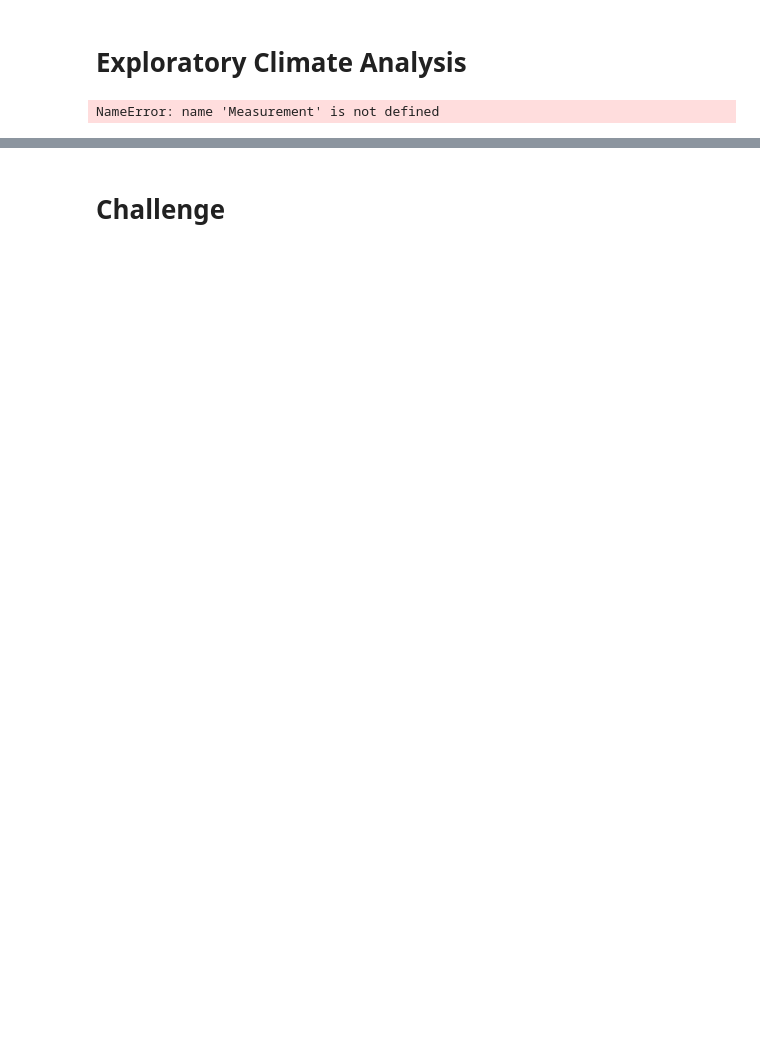
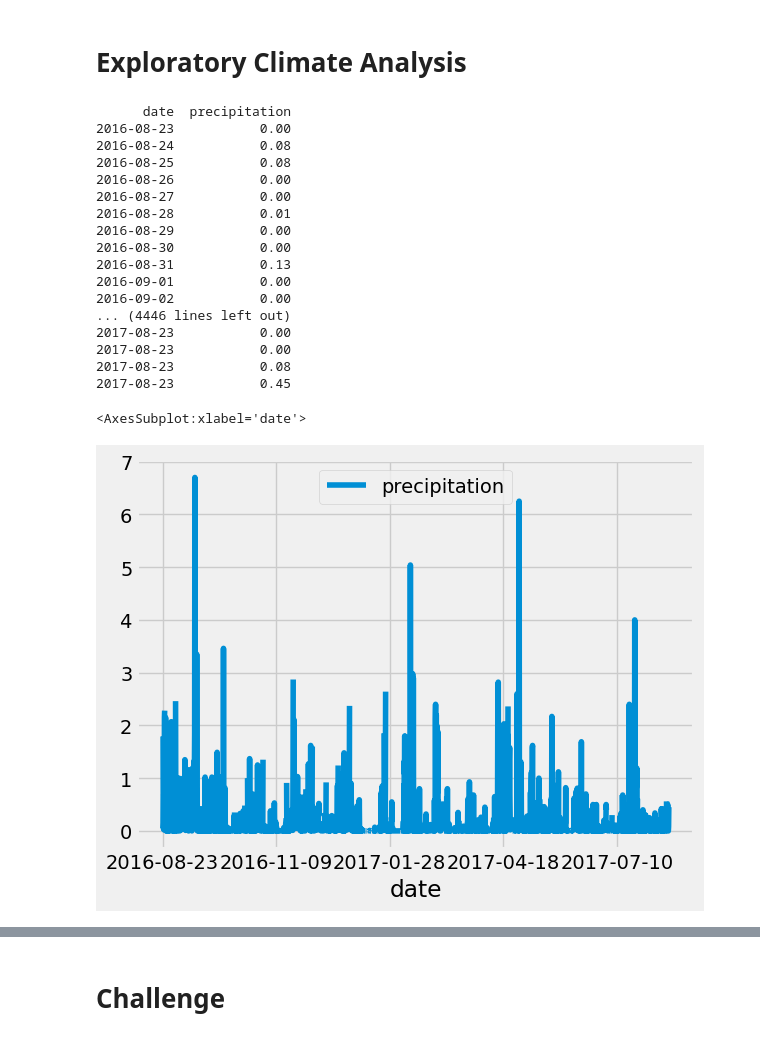
Before and after one commit to abstarko/surfs_up, a Jupyter notebook: climate_analysis.ipynb, the cells around one changed output, grey strips where cells are left out. Drawn from its saved outputs; the diff is of its cells as text; code cells hidden in the pictures; blank space fills up the shorter version.

```diff
--- a/climate_analysis.ipynb
+++ b/climate_analysis.ipynb
@@ -43,35 +41,53 @@ session = Session(engine)
 # %%
 # Design a query to retrieve the last 12 months of precipitation data and plot the results.
 #Starting from the last data point in the database.
 
 # Calculate the date one year from the last date in data set.
 prev_year = dt.date(2017, 8, 23) - dt.timedelta(days=365)
 
 
 # Perform a query to retrieve the data and precipitation scores
 
 results = []
 results = session.query(Measurement.date, Measurement.prcp).filter(Measurement.date >= prev_year).all()
-print(results.all())
+results
 
 # Save the query results as a Pandas DataFrame and set the index to the date column
 
 df = pd.DataFrame(results, columns=['date','precipitation'])
 df.set_index(df['date'], inplace=True)
 print(df.to_string(index=False))
 
 
 # Sort the dataframe by date
 
 df = df.sort_index()
 print(df.to_string(index=False))
 
 
 # Use Pandas Plotting with Matplotlib to plot the data
 
 df.plot()
 # %% [output]
-NameError: name 'Measurement' is not defined
+      date  precipitation
+2016-08-23           0.00
+2016-08-24           0.08
+2016-08-25           0.08
+2016-08-26           0.00
+2016-08-27           0.00
+2016-08-28           0.01
+2016-08-29           0.00
+2016-08-30           0.00
+2016-08-31           0.13
+2016-09-01           0.00
+2016-09-02           0.00
+... (4446 lines left out)
+2017-08-23           0.00
+2017-08-23           0.00
+2017-08-23           0.08
+2017-08-23           0.45
+<AxesSubplot:xlabel='date'>
+[figure, added]
 # %%
 # Use Pandas to calcualte the summary statistics for the precipitation data
 df.describe()
```
Also changed, not shown: parts of 7 cells of this notebook, 4 other files.
